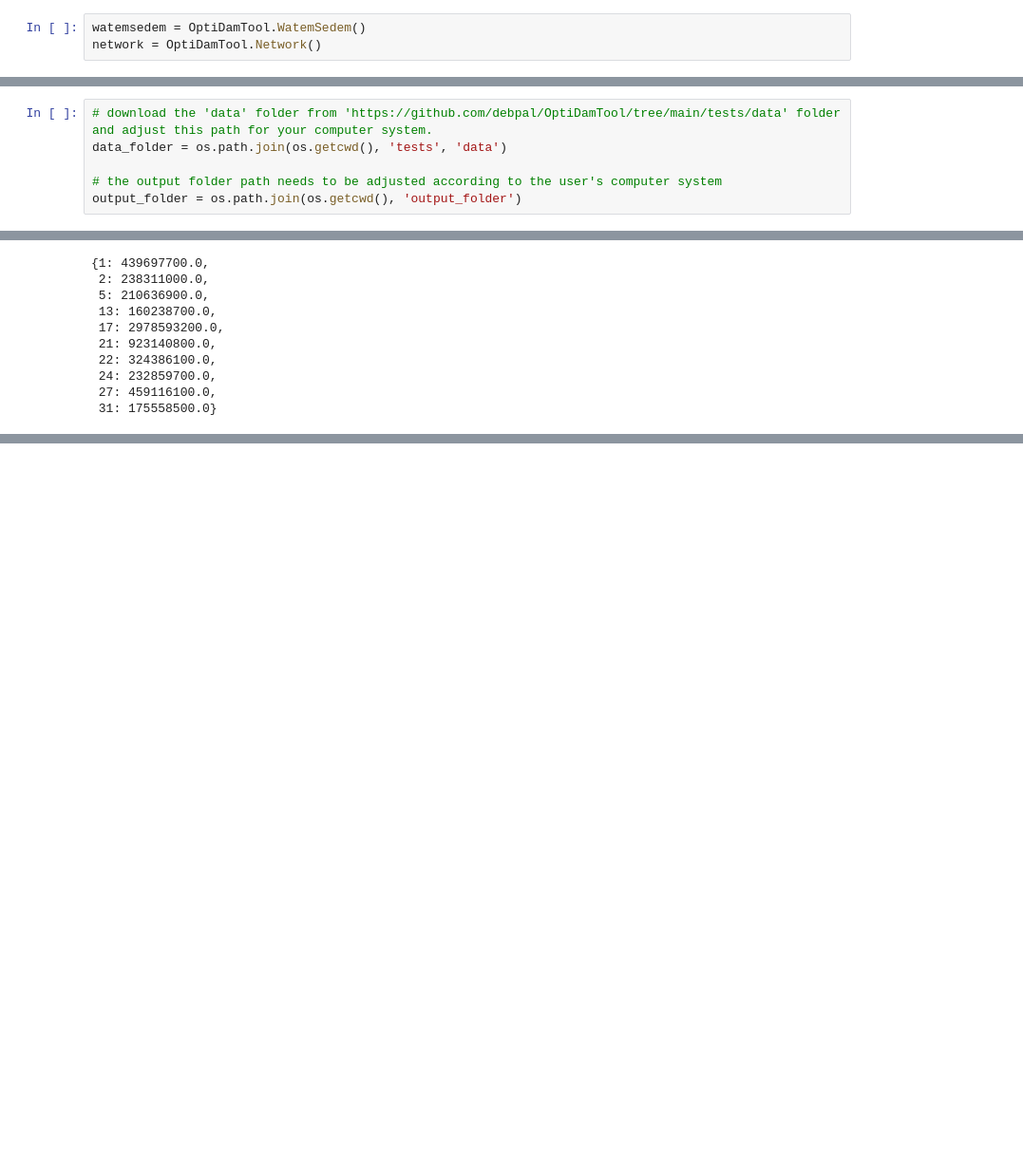
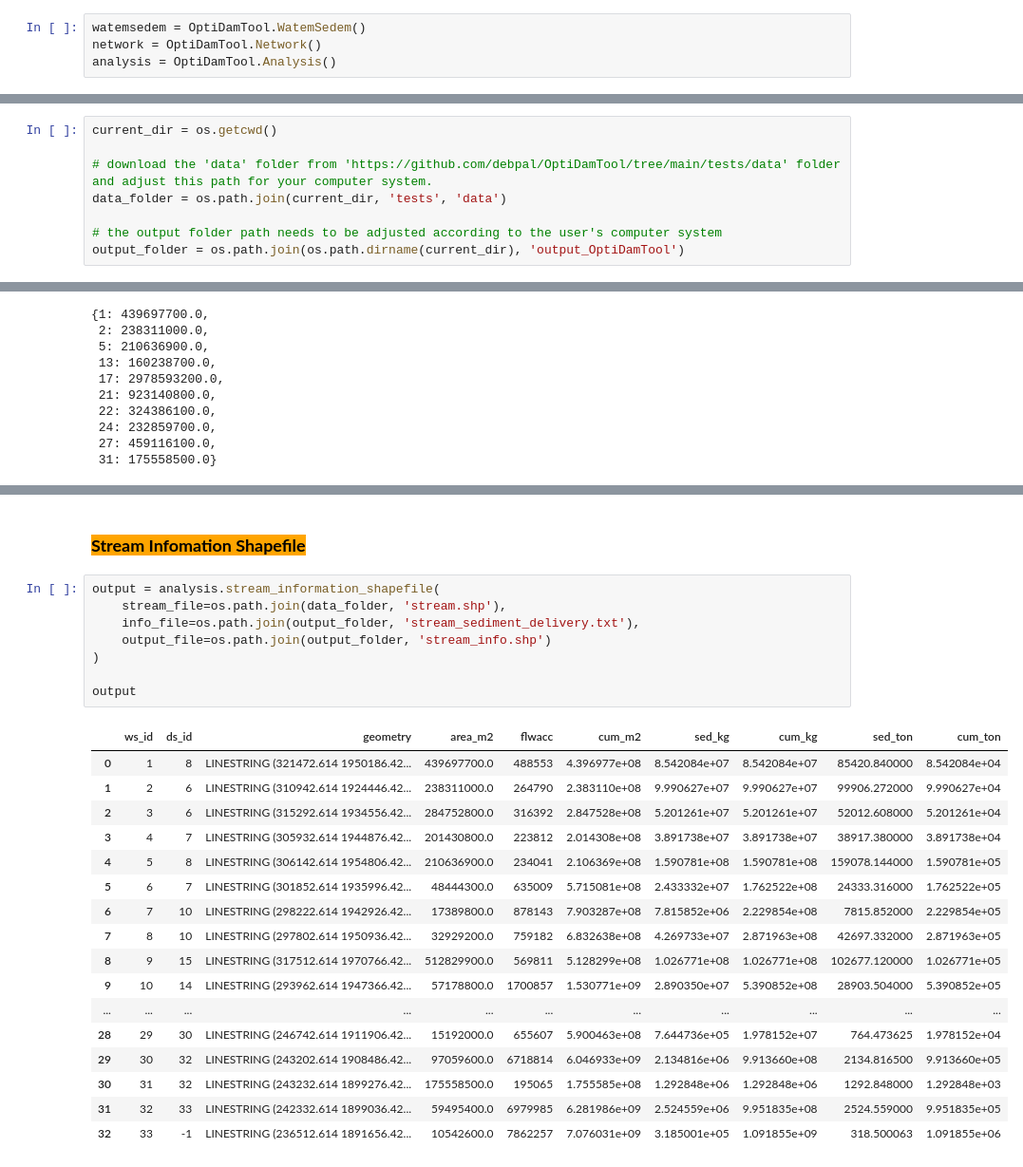
Before and after one commit to debpal/OptiDamTool, a Jupyter notebook: userguide_OptiDamTool.ipynb, the cells around one changed output, grey strips where cells are left out. Shown: that part at 95% size. Saved outputs shown, nothing was run; the diff lists cells and outputs as text; blank space fills up the shorter version.

```diff
--- a/userguide_OptiDamTool.ipynb
+++ b/userguide_OptiDamTool.ipynb
@@ -12,6 +12,7 @@ IPython.InteractiveShell.ast_node_interactivity = 'all'
 # %%
 watemsedem = OptiDamTool.WatemSedem()
 network = OptiDamTool.Network()
+analysis = OptiDamTool.Analysis()
 # %% [markdown]
 ## <span style='background:rgb(0,255,255)' ><font color='black'>**Class Directory**</font></span>
 # %%
@@ -45,11 +52,13 @@ dir_network
 # %% [markdown]
 ## <span style='background:rgb(0,255,255)' ><font color='black'>**Data Folder Paths**</font></span>
 # %%
+current_dir = os.getcwd()
+
 # download the 'data' folder from 'https://github.com/debpal/OptiDamTool/tree/main/tests/data' folder and adjust this path for your computer system.
-data_folder = os.path.join(os.getcwd(), 'tests', 'data')
+data_folder = os.path.join(current_dir, 'tests', 'data')
 
 # the output folder path needs to be adjusted according to the user's computer system
-output_folder = os.path.join(os.getcwd(), 'output_folder')
+output_folder = os.path.join(os.path.dirname(current_dir), 'output_OptiDamTool')
 # %% [markdown]
 ## <span style='background:rgb(0,255,255)' ><font color='black'>**Methods of WatemSedem Class**</font></span>
 # %% [markdown]
@@ -289,0 +329,28 @@ output
+# %% [markdown]
+### <span style='background:orange' ><font color='black'>**Stream Infomation Shapefile**</font></span>
+# %%
+output = analysis.stream_information_shapefile(
+    stream_file=os.path.join(data_folder, 'stream.shp'),
+    info_file=os.path.join(output_folder, 'stream_sediment_delivery.txt'),
+    output_file=os.path.join(output_folder, 'stream_info.shp')
+)
+
+output
+# %% [output]
+|  | ws_id | ds_id | geometry | area_m2 | flwacc | cum_m2 | sed_kg | cum_kg | sed_ton | cum_ton |
+| 0 | 1 | 8 | LINESTRING (321472.614 1950186.42... | 439697700.0 | 488553 | 4.396977e+08 | 8.542084e+07 | 8.542084e+07 | 85420.840000 | 8.542084e+04 |
+| 1 | 2 | 6 | LINESTRING (310942.614 1924446.42... | 238311000.0 | 264790 | 2.383110e+08 | 9.990627e+07 | 9.990627e+07 | 99906.272000 | 9.990627e+04 |
+| 2 | 3 | 6 | LINESTRING (315292.614 1934556.42... | 284752800.0 | 316392 | 2.847528e+08 | 5.201261e+07 | 5.201261e+07 | 52012.608000 | 5.201261e+04 |
+| 3 | 4 | 7 | LINESTRING (305932.614 1944876.42... | 201430800.0 | 223812 | 2.014308e+08 | 3.891738e+07 | 3.891738e+07 | 38917.380000 | 3.891738e+04 |
+| 4 | 5 | 8 | LINESTRING (306142.614 1954806.42... | 210636900.0 | 234041 | 2.106369e+08 | 1.590781e+08 | 1.590781e+08 | 159078.144000 | 1.590781e+05 |
+| 5 | 6 | 7 | LINESTRING (301852.614 1935996.42... | 48444300.0 | 635009 | 5.715081e+08 | 2.433332e+07 | 1.762522e+08 | 24333.316000 | 1.762522e+05 |
+| 6 | 7 | 10 | LINESTRING (298222.614 1942926.42... | 17389800.0 | 878143 | 7.903287e+08 | 7.815852e+06 | 2.229854e+08 | 7815.852000 | 2.229854e+05 |
+| 7 | 8 | 10 | LINESTRING (297802.614 1950936.42... | 32929200.0 | 759182 | 6.832638e+08 | 4.269733e+07 | 2.871963e+08 | 42697.332000 | 2.871963e+05 |
+| 8 | 9 | 15 | LINESTRING (317512.614 1970766.42... | 512829900.0 | 569811 | 5.128299e+08 | 1.026771e+08 | 1.026771e+08 | 102677.120000 | 1.026771e+05 |
+| 9 | 10 | 14 | LINESTRING (293962.614 1947366.42... | 57178800.0 | 1700857 | 1.530771e+09 | 2.890350e+07 | 5.390852e+08 | 28903.504000 | 5.390852e+05 |
+| ... | ... | ... | ... | ... | ... | ... | ... | ... | ... | ... |
+| 28 | 29 | 30 | LINESTRING (246742.614 1911906.42... | 15192000.0 | 655607 | 5.900463e+08 | 7.644736e+05 | 1.978152e+07 | 764.473625 | 1.978152e+04 |
+| 29 | 30 | 32 | LINESTRING (243202.614 1908486.42... | 97059600.0 | 6718814 | 6.046933e+09 | 2.134816e+06 | 9.913660e+08 | 2134.816500 | 9.913660e+05 |
+| 30 | 31 | 32 | LINESTRING (243232.614 1899276.42... | 175558500.0 | 195065 | 1.755585e+08 | 1.292848e+06 | 1.292848e+06 | 1292.848000 | 1.292848e+03 |
+| 31 | 32 | 33 | LINESTRING (242332.614 1899036.42... | 59495400.0 | 6979985 | 6.281986e+09 | 2.524559e+06 | 9.951835e+08 | 2524.559000 | 9.951835e+05 |
+| 32 | 33 | -1 | LINESTRING (236512.614 1891656.42... | 10542600.0 | 7862257 | 7.076031e+09 | 3.185001e+05 | 1.091855e+09 | 318.500063 | 1.091855e+06 |
```
Also changed, not shown: parts of 5 cells of this notebook.
